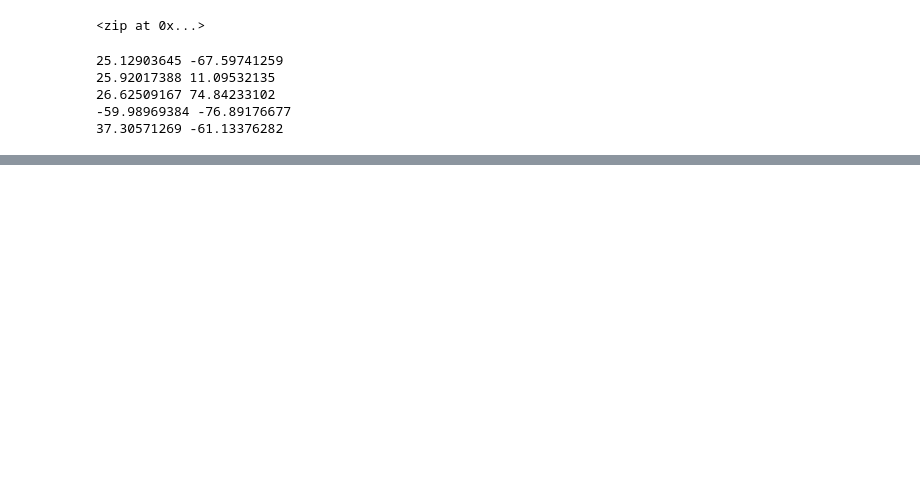
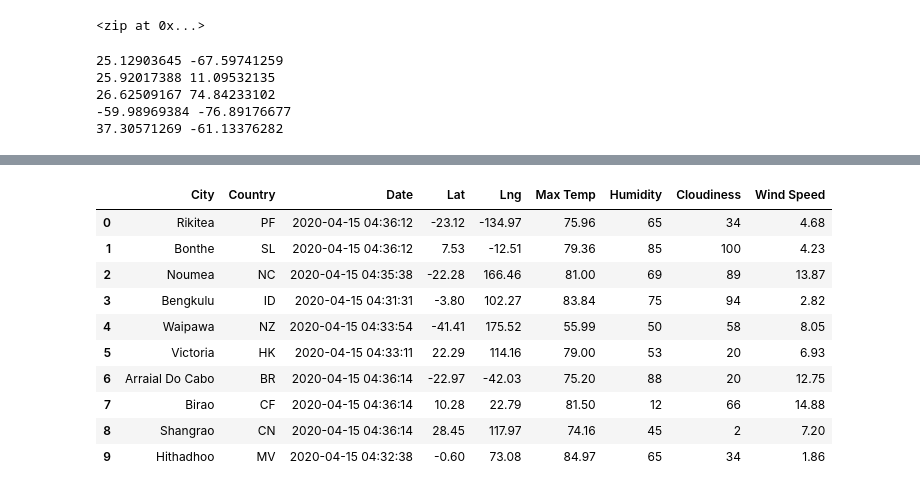
Before and after one commit to GodIsLove4U/World_Weather_Analysis, a Jupyter notebook: WeatherPy.ipynb, the cells around one changed output, grey strips where cells are left out. Saved outputs shown, nothing was run; the diff lists cells and outputs as text; code cells hidden in the pictures; blank space fills up the shorter version.

```diff
--- a/WeatherPy.ipynb
+++ b/WeatherPy.ipynb
@@ -134,0 +390,4 @@ len(cities)
+# %%
+new_column_order = ["City","Country","Date","Lat","Lng","Max Temp","Humidity","Cloudiness","Wind Speed"]
+# %%
+city_data_df = city_data_df[new_column_order]
@@ -134,0 +398,16 @@ len(cities)
+# %%
+# Convert the array of dictionaries to a Pandas DataFrame.
+city_data_df = pd.DataFrame(city_data_df)
+city_data_df.head(10)
+# %% [output]
+|  | City | Country | Date | Lat | Lng | Max Temp | Humidity | Cloudiness | Wind Speed |
+| 0 | Rikitea | PF | 2020-04-15 04:36:12 | -23.12 | -134.97 | 75.96 | 65 | 34 | 4.68 |
+| 1 | Bonthe | SL | 2020-04-15 04:36:12 | 7.53 | -12.51 | 79.36 | 85 | 100 | 4.23 |
+| 2 | Noumea | NC | 2020-04-15 04:35:38 | -22.28 | 166.46 | 81.00 | 69 | 89 | 13.87 |
+| 3 | Bengkulu | ID | 2020-04-15 04:31:31 | -3.80 | 102.27 | 83.84 | 75 | 94 | 2.82 |
+| 4 | Waipawa | NZ | 2020-04-15 04:33:54 | -41.41 | 175.52 | 55.99 | 50 | 58 | 8.05 |
+| 5 | Victoria | HK | 2020-04-15 04:33:11 | 22.29 | 114.16 | 79.00 | 53 | 20 | 6.93 |
+| 6 | Arraial Do Cabo | BR | 2020-04-15 04:36:14 | -22.97 | -42.03 | 75.20 | 88 | 20 | 12.75 |
+| 7 | Birao | CF | 2020-04-15 04:36:14 | 10.28 | 22.79 | 81.50 | 12 | 66 | 14.88 |
+| 8 | Shangrao | CN | 2020-04-15 04:36:14 | 28.45 | 117.97 | 74.16 | 45 | 2 | 7.20 |
+| 9 | Hithadhoo | MV | 2020-04-15 04:32:38 | -0.60 | 73.08 | 84.97 | 65 | 34 | 1.86 |
```
Also changed, not shown: parts of 34 cells of this notebook, 3 other files.
